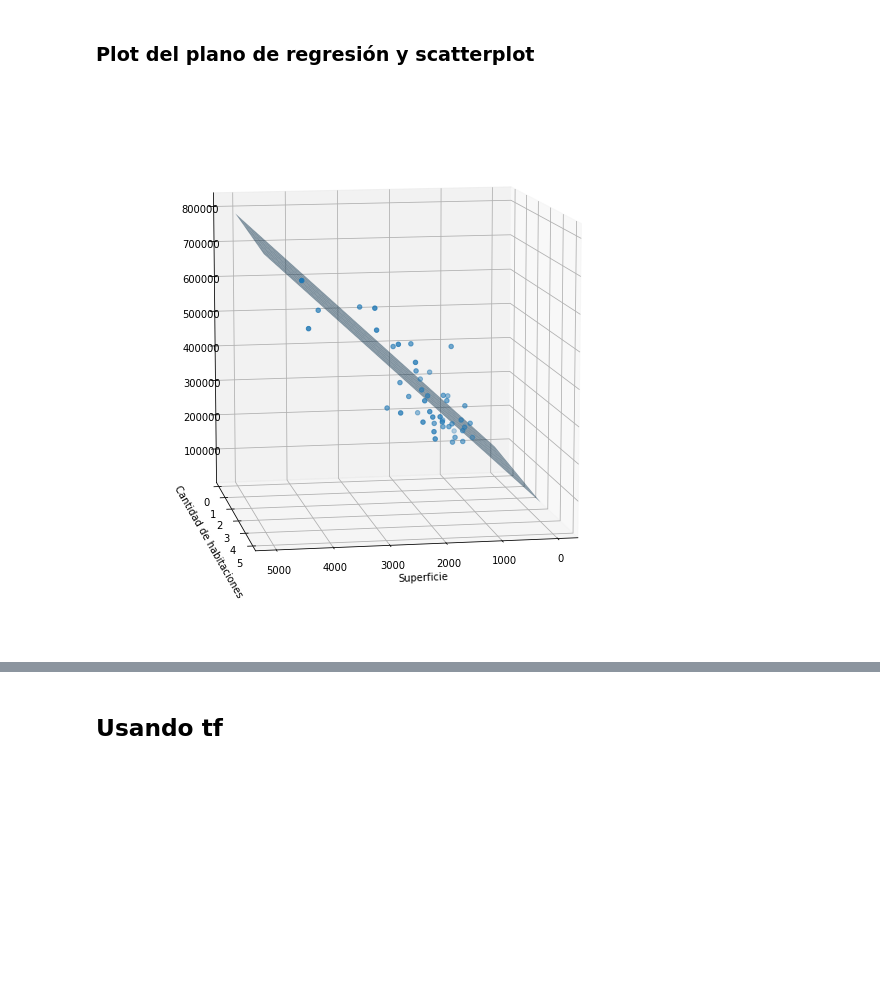
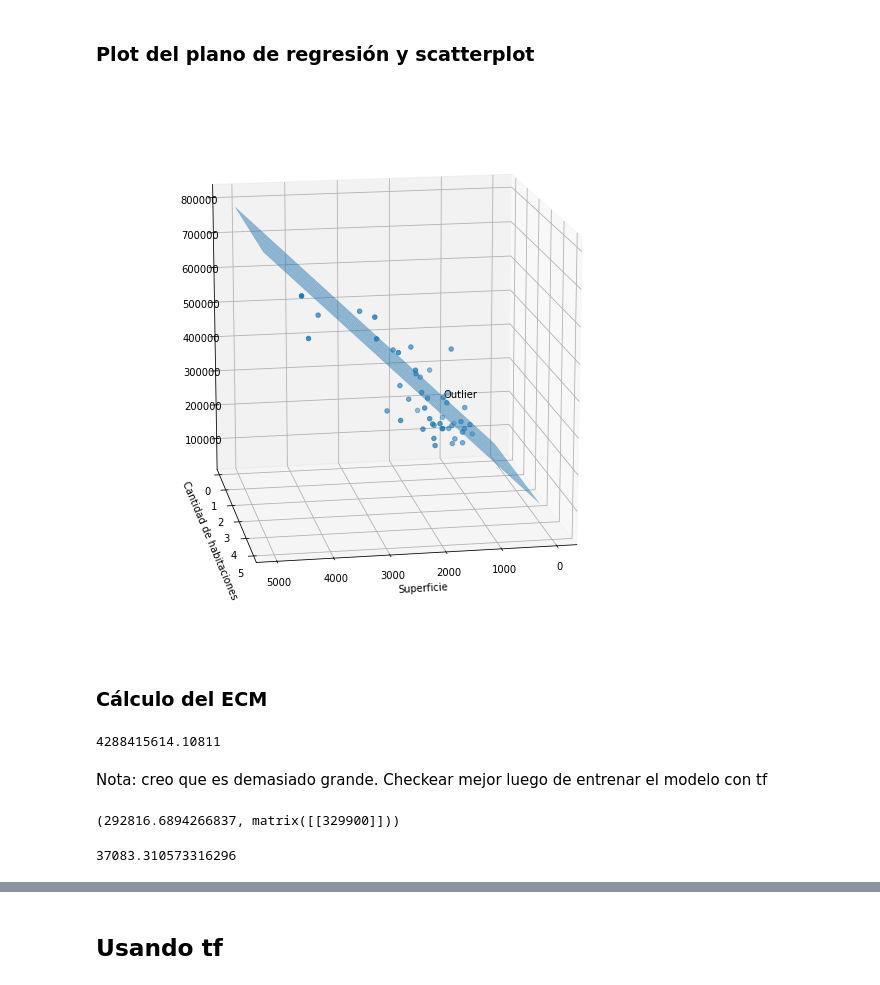
Before and after one commit to Nacho2904/pasantiacsc, a Jupyter notebook: agosto30.ipynb, the cells around one changed output, grey strips where cells are left out. Drawn from its saved outputs; the diff is of its cells as text; code cells hidden in the pictures; blank space fills up the shorter version.

```diff
--- a/agosto30.ipynb
+++ b/agosto30.ipynb
@@ -314,6 +316,14 @@ Y = np.matrix(datos_inmobiliaria["Precio"]).reshape(A_COLUMNA)
+# %%
+mu_s = (1/len(datos_inmobiliaria))*sum(datos_superficies)
+mu_h = (1/len(datos_inmobiliaria))*sum(datos_habitaciones)
+sigma_s = math.sqrt((1/len(datos_inmobiliaria))* sum([(datos_superficies[i] - mu_s)**2 for i in range(0,len(datos_inmobiliaria))]))
+sigma_h = math.sqrt((1/len(datos_inmobiliaria))* sum([(datos_habitaciones[i] - mu_h)**2 for i in range(0,len(datos_inmobiliaria))]))
+normalize = lambda x,mu,sigma : (x-mu)/sigma
+datos_superficies_norm = normalize(datos_superficies, mu_s, sigma_s)
+datos_habitaciones_norm = normalize(datos_superficies, mu_h, sigma_h)
 # %%
-X = np.append(np.ones(len(datos_inmobiliaria)).reshape(A_COLUMNA), datos_superficies, axis=1)
-X = np.append(X, datos_habitaciones, axis=1)
+X = np.append(np.ones(len(datos_inmobiliaria)).reshape(A_COLUMNA), datos_superficies_norm, axis=1)
+X = np.append(X, datos_habitaciones_norm, axis=1)
 # %%
 XtX = np.matmul(np.transpose(X), X)
 seudoinversa = np.matmul(np.linalg.inv(XtX), np.transpose(X))
@@ -337,21 +347,39 @@ optimal_prediction
 ### Plot del plano de regresión y scatterplot
 # %%
 def f(x, y):
-    return b + w_1*x + w_2*y
+    return b + w_1*normalize(x,mu_s,sigma_s) + w_2*normalize(y,mu_h,sigma_h)
 
 fig = plt.figure()
 ax = fig.add_subplot(projection='3d')
 ax.scatter(datos_superficies, datos_habitaciones, Y)
 fig.set_size_inches(10, 10)
 
 xx, yy = np.meshgrid(range(5000), range(5))
-z = b + w_1*xx + w_2*yy
+z = f(xx,yy)
 ax.plot_surface(xx, yy, z, alpha=0.5)
-
-ax.view_init(10, 80)
+ax.text(float(datos_superficies[0]), float(datos_habitaciones[0]), float(Y[0]), s="Outlier")
+ax.view_init(15, 80)
 
 ax.set_xlabel('Superficie')
 ax.set_ylabel('Cantidad de habitaciones')
 plt.show()
 # %% [output]
-[figure, old version]
+[figure, new version]
+# %% [markdown]
+### Cálculo del ECM
+# %%
+ecm = float((1/len(datos_inmobiliaria))* \
+            sum([(Y[i] - phi([datos_superficies[i], datos_habitaciones[i]]))**2 for i in range(0,len(datos_inmobiliaria))]))
+ecm
+# %% [output]
+4288415614.10811
+# %% [markdown]
+Nota: creo que es demasiado grande. Checkear mejor luego de entrenar el modelo con tf
+# %%
+phi([datos_superficies[0], datos_habitaciones[0]]), Y[0]
+# %% [output]
+(292816.6894266837, matrix([[329900]]))
+# %%
+float(Y[0] - phi([datos_superficies[0], datos_habitaciones[0]]))
+# %% [output]
+37083.310573316296
```
Also changed, not shown: parts of 4 cells of this notebook.
